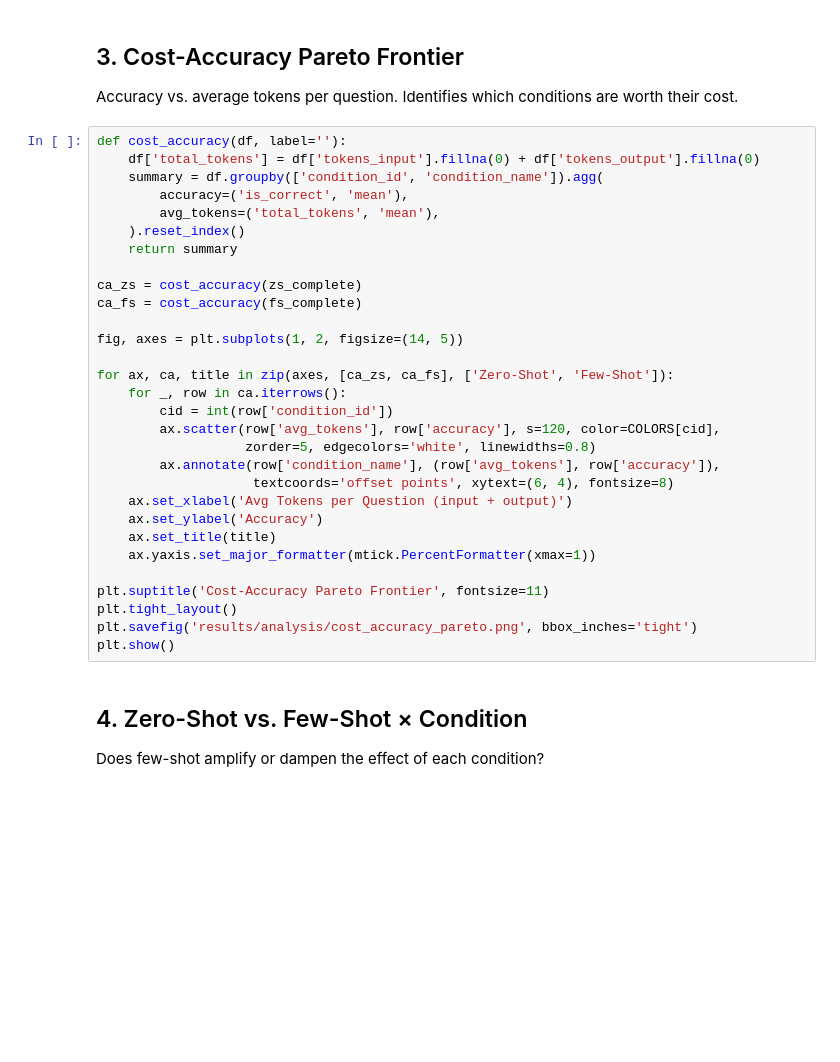
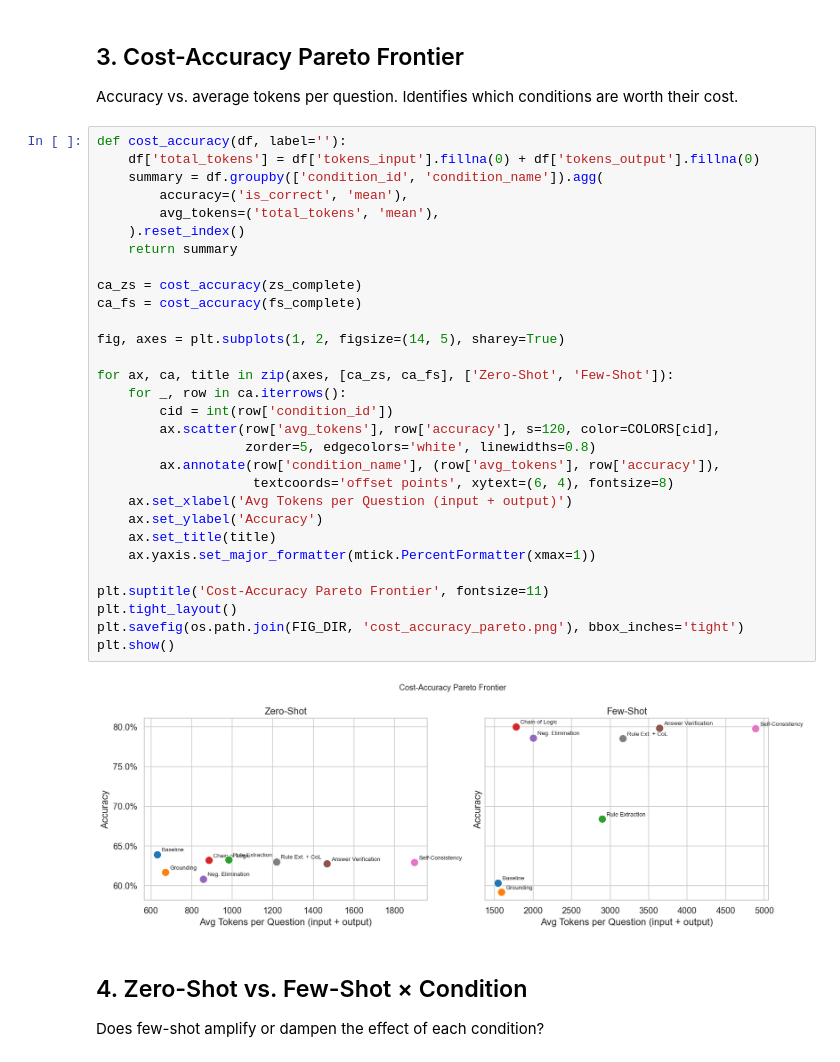
Before and after one commit to luisakaczmarek/reducing_generation_stage_errors_legal_rag_systems, a Jupyter notebook: analysis.ipynb, the cells around one changed output. Drawn from its saved outputs; the diff is of its cells as text; blank space fills up the shorter version.

```diff
--- a/analysis.ipynb
+++ b/analysis.ipynb
@@ -252,33 +317,35 @@ Accuracy vs. average tokens per question. Identifies which conditions are worth
 # %%
 def cost_accuracy(df, label=''):
     df['total_tokens'] = df['tokens_input'].fillna(0) + df['tokens_output'].fillna(0)
     summary = df.groupby(['condition_id', 'condition_name']).agg(
         accuracy=('is_correct', 'mean'),
         avg_tokens=('total_tokens', 'mean'),
     ).reset_index()
     return summary
 
 ca_zs = cost_accuracy(zs_complete)
 ca_fs = cost_accuracy(fs_complete)
 
-fig, axes = plt.subplots(1, 2, figsize=(14, 5))
+fig, axes = plt.subplots(1, 2, figsize=(14, 5), sharey=True)
 
 for ax, ca, title in zip(axes, [ca_zs, ca_fs], ['Zero-Shot', 'Few-Shot']):
     for _, row in ca.iterrows():
         cid = int(row['condition_id'])
         ax.scatter(row['avg_tokens'], row['accuracy'], s=120, color=COLORS[cid],
                    zorder=5, edgecolors='white', linewidths=0.8)
         ax.annotate(row['condition_name'], (row['avg_tokens'], row['accuracy']),
                     textcoords='offset points', xytext=(6, 4), fontsize=8)
     ax.set_xlabel('Avg Tokens per Question (input + output)')
     ax.set_ylabel('Accuracy')
     ax.set_title(title)
     ax.yaxis.set_major_formatter(mtick.PercentFormatter(xmax=1))
 
 plt.suptitle('Cost-Accuracy Pareto Frontier', fontsize=11)
 plt.tight_layout()
-plt.savefig('results/analysis/cost_accuracy_pareto.png', bbox_inches='tight')
+plt.savefig(os.path.join(FIG_DIR, 'cost_accuracy_pareto.png'), bbox_inches='tight')
 plt.show()
+# %% [output]
+[figure, added]
 # %% [markdown]
 ## 4. Zero-Shot vs. Few-Shot × Condition
 
```
Also changed, not shown: parts of 33 cells of this notebook, 3 other files.
